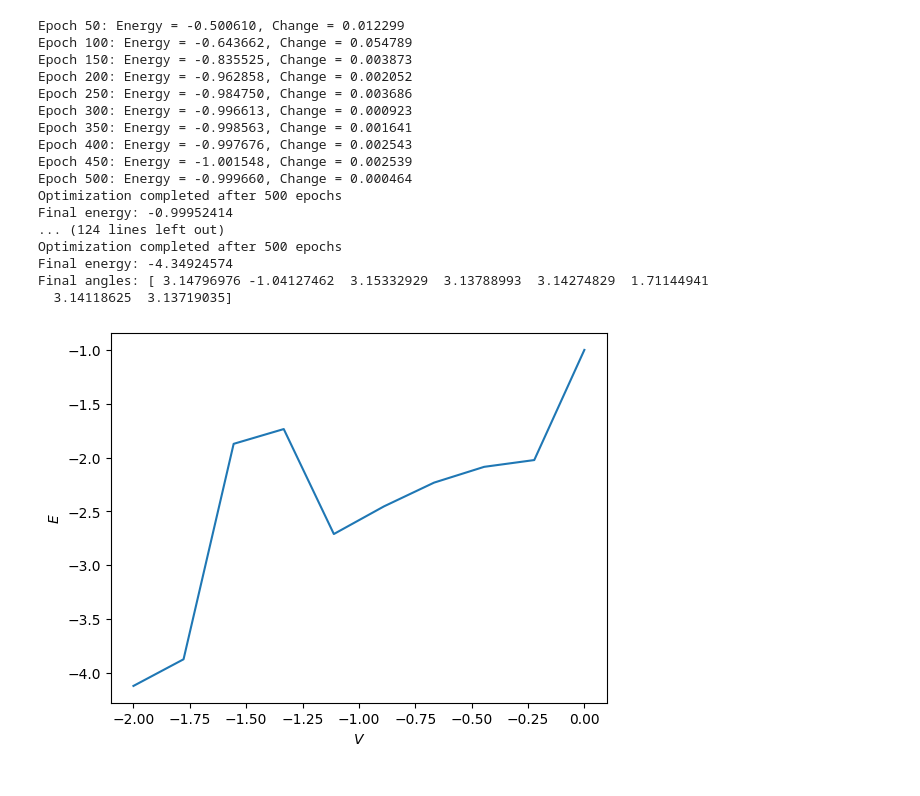
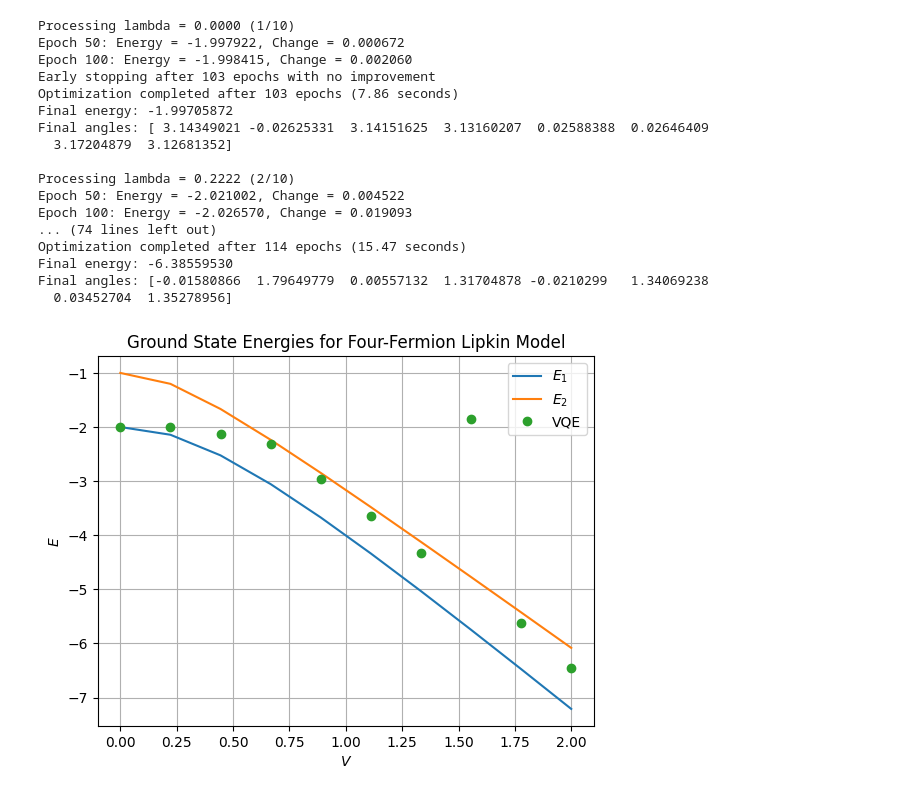
Before and after one commit to semapheur/fys5419, a Jupyter notebook: project_1/code/part_fg.ipynb, the cells around one changed output. Cells and saved outputs as stored; diff of their text form; code cells hidden in the pictures.

```diff
--- a/project_1/code/part_fg.ipynb
+++ b/project_1/code/part_fg.ipynb
@@ -6,14 +10,19 @@ from vqe_lipkin import exact_energies
 
 # parameters
 N = 2
-eps = 1
+eps = 0
 W = 0
-V_array = np.linspace(0, -2, 10)
+V_array = np.linspace(0, 2, 10)
 
 energies = exact_energies(N, eps, W, V_array)
 
-plt.plot(V_array, energies[:,0])
-plt.xlabel(r"$V$")
-plt.ylabel(r"$E$")
+for i in range(energies.shape[1]):
+  plt.plot(V_array, energies[:,i], label=f"$E_{i + 1}$")
+plt.xlabel(r"$V/\epsilon$")
+plt.ylabel(r"$E/\epsilon$")
+plt.title("Eigenvalues for Two-Fermion Lipkin Model")
+plt.legend()
+plt.grid(True)
+#plt.savefig("vqe_lipkin_twofermion_exact.pdf", format="pdf")
 plt.show()
 # %% [output]
@@ -70,46 +124,62 @@ Final angles: [ 3.13836656 -1.1070305  -0.00349195 -0.00365347]
 # %%
 from functools import partial
 
 import numpy as np
 from matplotlib import pyplot as plt
 
-from vqe_lipkin import qiskit_energy_expectation_four_fermions
-from vqe_utils import vqe_energies
+from vqe_lipkin import (
+  energy_expectation_four_fermions, qiskit_energy_expectation_four_fermions,
+  exact_energies,
+)
+from vqe_utils import vqe_energies, scipy_vqe_energies
 
 # parameters
 eps = 1
 W = 0
-V_array = np.linspace(0, -2, 10)
+V_array = np.linspace(0, 2, 10)
+
+energies_exact = exact_energies(4, eps, W, V_array)
+
 
 energy_expectation = partial(qiskit_energy_expectation_four_fermions, eps=eps, W=W)
 
 shots = 1000
 learning_rate = 0.1
 epochs = 500
 
-energies, _, _ = vqe_energies(
-  8, energy_expectation, V_array, shots, epochs, learning_rate
+energies_approx, _, _ = vqe_energies(
+  8, energy_expectation, V_array, shots, epochs, learning_rate, "adam", True
 )
-plt.plot(V_array, energies)
+#energies_approx = scipy_vqe_energies(
+#  8, energy_expectation, V_array, shots, "Powell", 1000, 1e-5
+#)
+
+for i in range(2):
+  plt.plot(V_array, energies_exact[:, i], label=f"$E_{i + 1}$")
+plt.plot(V_array, energies_approx, marker="o", linestyle="None", label="VQE")
 plt.xlabel(r"$V$")
 plt.ylabel(r"$E$")
+plt.title("Ground State Energies for Four-Fermion Lipkin Model")
+plt.grid(True)
+plt.legend()
+plt.savefig("vqe_lipkin_fourfermion_result.pdf", format="pdf")
 plt.show()
 # %% [output]
-Epoch 50: Energy = -0.500610, Change = 0.012299
-Epoch 100: Energy = -0.643662, Change = 0.054789
-Epoch 150: Energy = -0.835525, Change = 0.003873
-Epoch 200: Energy = -0.962858, Change = 0.002052
-Epoch 250: Energy = -0.984750, Change = 0.003686
-Epoch 300: Energy = -0.996613, Change = 0.000923
-Epoch 350: Energy = -0.998563, Change = 0.001641
-Epoch 400: Energy = -0.997676, Change = 0.002543
-Epoch 450: Energy = -1.001548, Change = 0.002539
-Epoch 500: Energy = -0.999660, Change = 0.000464
-Optimization completed after 500 epochs
-Final energy: -0.99952414
-... (124 lines left out)
-Optimization completed after 500 epochs
-Final energy: -4.34924574
-Final angles: [ 3.14796976 -1.04127462  3.15332929  3.13788993  3.14274829  1.71144941
-  3.14118625  3.13719035]
+Processing lambda = 0.0000 (1/10)
+Epoch 50: Energy = -1.997922, Change = 0.000672
+Epoch 100: Energy = -1.998415, Change = 0.002060
+Early stopping after 103 epochs with no improvement
+Optimization completed after 103 epochs (7.86 seconds)
+Final energy: -1.99705872
+Final angles: [ 3.14349021 -0.02625331  3.14151625  3.13160207  0.02588388  0.02646409
+  3.17204879  3.12681352]
+
+Processing lambda = 0.2222 (2/10)
+Epoch 50: Energy = -2.021002, Change = 0.004522
+Epoch 100: Energy = -2.026570, Change = 0.019093
+... (74 lines left out)
+Optimization completed after 114 epochs (15.47 seconds)
+Final energy: -6.38559530
+Final angles: [-0.01580866  1.79649779  0.00557132  1.31704878 -0.0210299   1.34069238
+  0.03452704  1.35278956]
-[figure, old version]
+[figure, new version]
```
Also changed, not shown: parts of 9 cells of this notebook, 32 other files.
